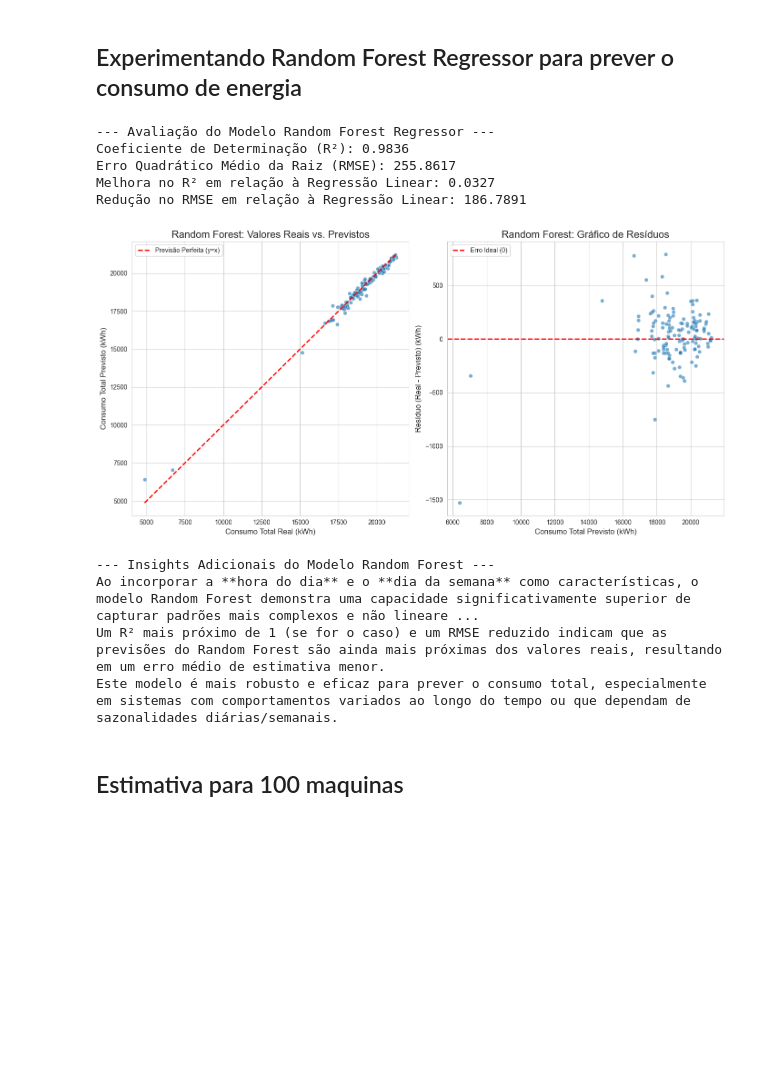
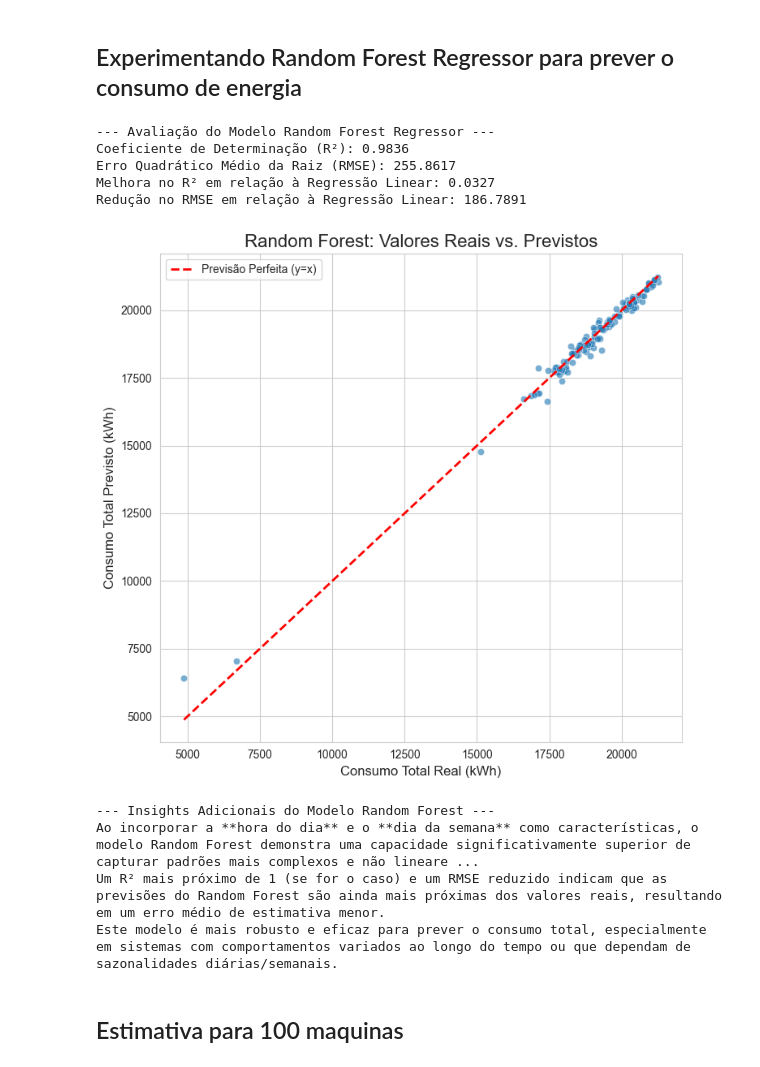
Before and after one commit to williamufpr/powermanager, a Jupyter notebook: powerTS.ipynb, the cells around one changed output. Saved outputs shown, nothing was run; the diff lists cells and outputs as text; code cells hidden in the pictures; blank space fills up the shorter version.

```diff
--- a/powerTS.ipynb
+++ b/powerTS.ipynb
@@ -843,42 +1105,44 @@ plt.figure(figsize=(14, 7))
 # Ideal para ver quão bem o modelo se ajusta aos dados. Pontos próximos à linha y=x são bons.
 plt.subplot(1, 2, 1) # 1 linha, 2 colunas, primeiro plot
 sns.scatterplot(x='Real', y='Previsto', data=results_rf, alpha=0.6)
 plt.plot([results_rf['Real'].min(), results_rf['Real'].max()],
          [results_rf['Real'].min(), results_rf['Real'].max()],
          color='red', linestyle='--', linewidth=2, label='Previsão Perfeita (y=x)')
 plt.title('Random Forest: Valores Reais vs. Previstos', fontsize=16)
 plt.xlabel('Consumo Total Real (kWh)', fontsize=12)
 plt.ylabel('Consumo Total Previsto (kWh)', fontsize=12)
 plt.legend()
 plt.grid(True)
 
 # Plot 2: Gráfico de Resíduos (Erros de Previsão)
 # Ideal para ver se há algum padrão nos erros (o que indicaria que o modelo ainda não capturou algo).
 # Queremos que os pontos se espalhem aleatoriamente em torno de zero.
-plt.subplot(1, 2, 2) # 1 linha, 2 colunas, segundo plot
-sns.scatterplot(x='Previsto', y='Residuo', data=results_rf, alpha=0.6)
-plt.axhline(y=0, color='red', linestyle='--', linewidth=2, label='Erro Ideal (0)')
-plt.title('Random Forest: Gráfico de Resíduos', fontsize=16)
-plt.xlabel('Consumo Total Previsto (kWh)', fontsize=12)
-plt.ylabel('Resíduo (Real - Previsto) (kWh)', fontsize=12)
-plt.legend()
-plt.grid(True)
+# plt.subplot(1, 2, 2) # 1 linha, 2 colunas, segundo plot
+# sns.scatterplot(x='Previsto', y='Residuo', data=results_rf, alpha=0.6)
+# plt.axhline(y=0, color='red', linestyle='--', linewidth=2, label='Erro Ideal (0)')
+# plt.title('Random Forest: Gráfico de Resíduos', fontsize=16)
+# plt.xlabel('Consumo Total Previsto (kWh)', fontsize=12)
+# plt.ylabel('Resíduo (Real - Previsto) (kWh)', fontsize=12)
+# plt.legend()
+# plt.grid(True)
 
 plt.tight_layout() # Ajusta automaticamente os parâmetros do subplot para que caibam na área da figura
+
+plt.savefig('randomforest_transparente.png', transparent=True, bbox_inches='tight', dpi=300)
 plt.show()
 
 # --- Conclusão para o Cliente ---
 print("\n--- Insights Adicionais do Modelo Random Forest ---")
 print("Ao incorporar a **hora do dia** e o **dia da semana** como características, o modelo Random Forest demonstra uma capacidade significativamente superior de capturar padrões mais complexos e não lineares no consumo.")
 print("Um R² mais próximo de 1 (se for o caso) e um RMSE reduzido indicam que as previsões do Random Forest são ainda mais próximas dos valores reais, resultando em um erro médio de estimativa menor.")
 print("Este modelo é mais robusto e eficaz para prever o consumo total, especialmente em sistemas com comportamentos variados ao longo do tempo ou que dependam de sazonalidades diárias/semanais.")
 # %% [output]
 --- Avaliação do Modelo Random Forest Regressor ---
 Coeficiente de Determinação (R²): 0.9836
 Erro Quadrático Médio da Raiz (RMSE): 255.8617
 Melhora no R² em relação à Regressão Linear: 0.0327
 Redução no RMSE em relação à Regressão Linear: 186.7891
-[figure, old version]
+[figure, new version]
 --- Insights Adicionais do Modelo Random Forest ---
 Ao incorporar a **hora do dia** e o **dia da semana** como características, o modelo Random Forest demonstra uma capacidade significativamente superior de capturar padrões mais complexos e não lineare ...
 Um R² mais próximo de 1 (se for o caso) e um RMSE reduzido indicam que as previsões do Random Forest são ainda mais próximas dos valores reais, resultando em um erro médio de estimativa menor.
```
Also changed, not shown: parts of 12 cells of this notebook, 36 other files.
